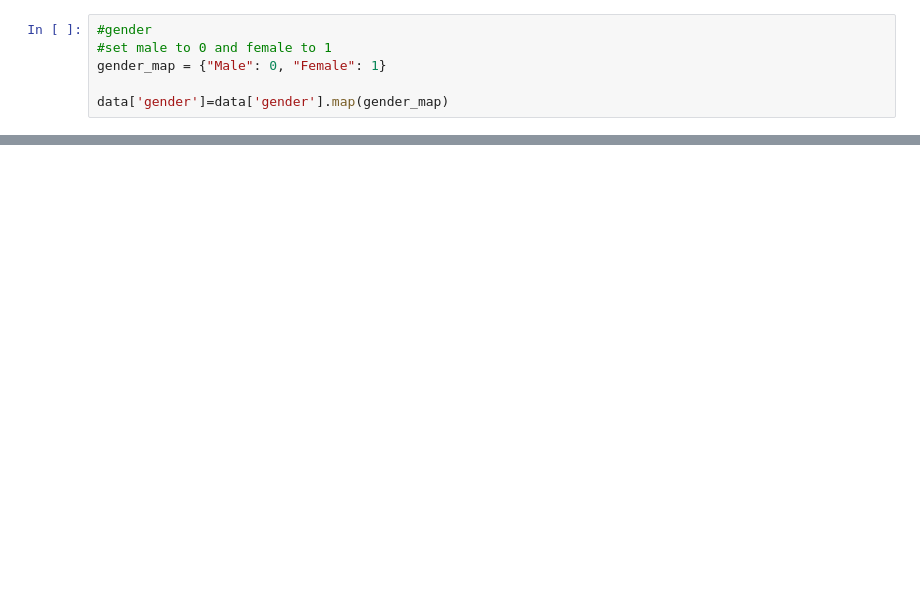
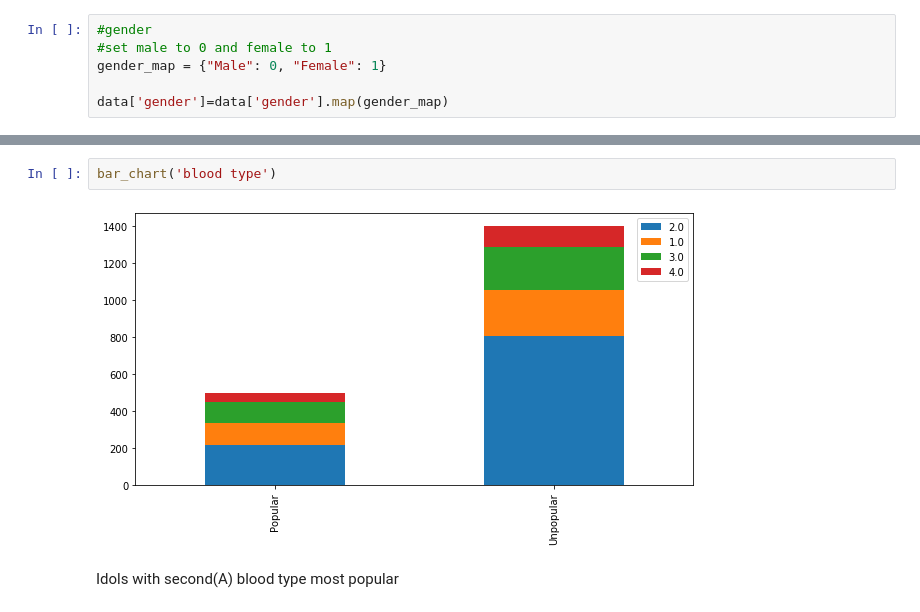
Before and after one commit to KamilaSadykova/Predicting-the-popularity-of-the-future-k-pop-idol, a Jupyter notebook: Project.ipynb, the cells around one changed output, grey strips where cells are left out. Saved outputs shown, nothing was run; the diff lists cells and outputs as text; blank space fills up the shorter version.

```diff
--- a/Project.ipynb
+++ b/Project.ipynb
@@ -256 +250,7 @@ data.head(30)
+# %%
+bar_chart('blood type')
+# %% [output]
+[figure, added]
+# %% [markdown]
+Idols with second(A) blood type most popular
 # %%
```
Also changed, not shown: parts of 28 cells of this notebook.
